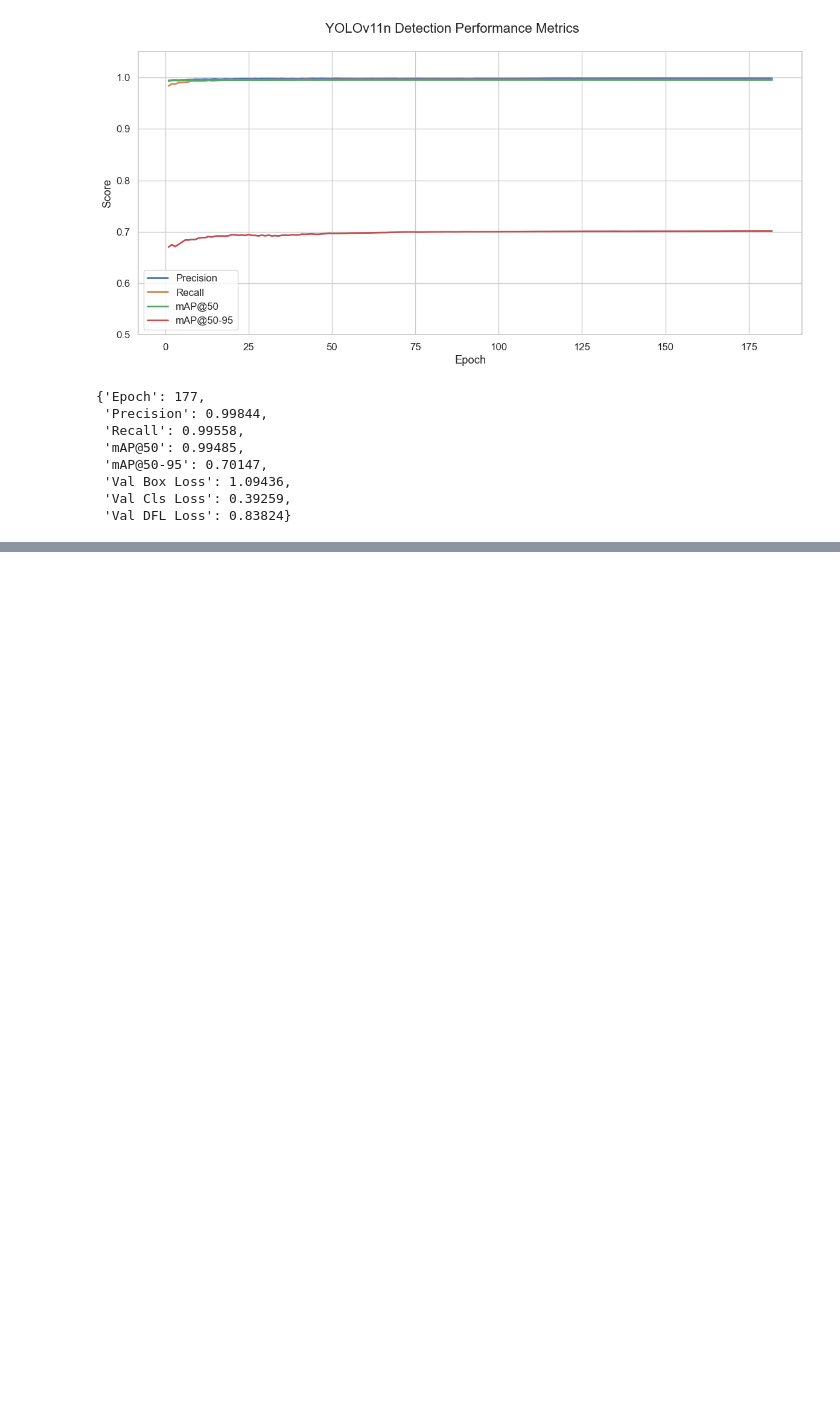
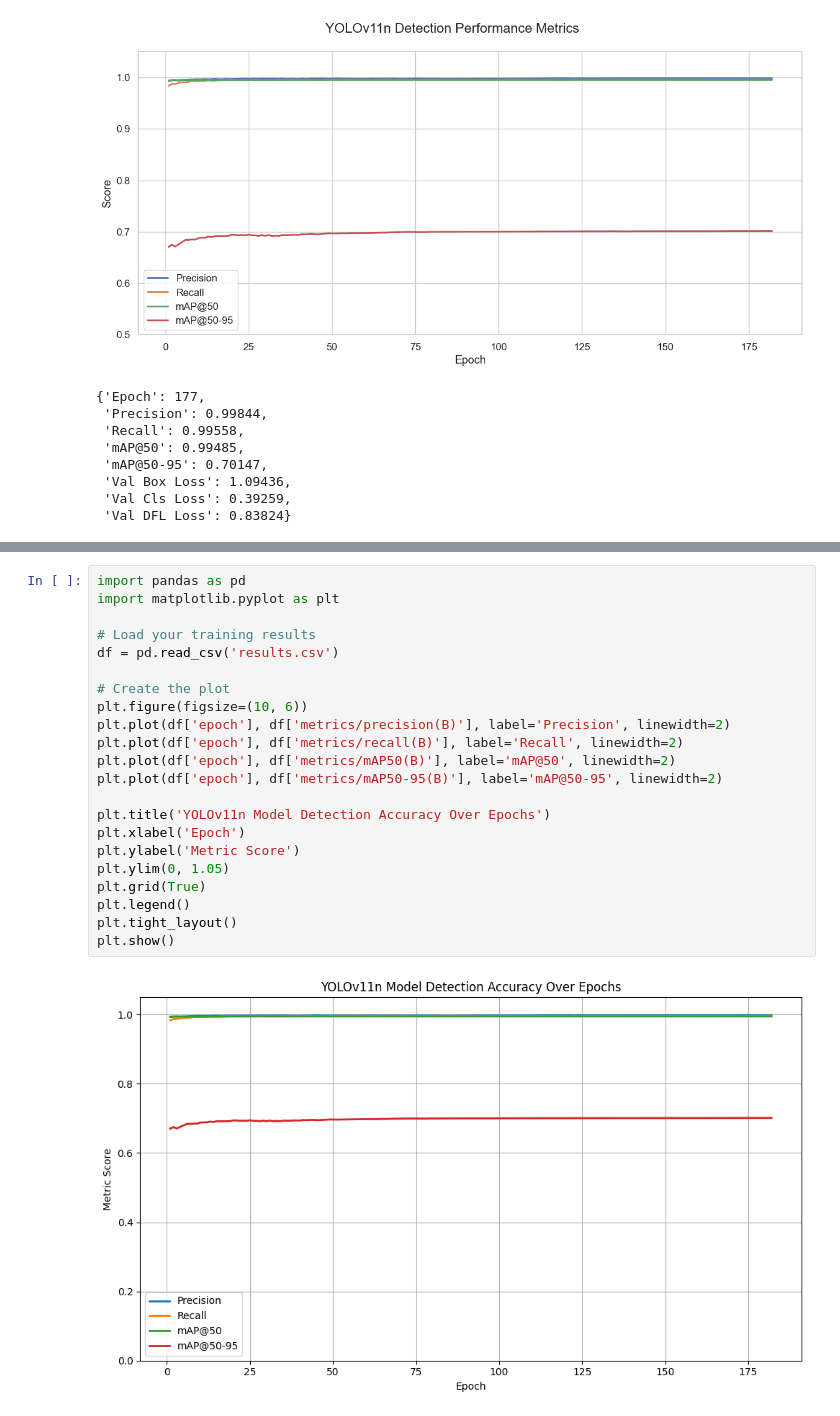
Before and after one commit to Baboyeatami/Rebars_HPXS_Project, a Jupyter notebook: Rebar Metrix.ipynb, the cells around one changed output, grey strips where cells are left out. Saved outputs shown, nothing was run; the diff lists cells and outputs as text; blank space fills up the shorter version.

```diff
--- a/Rebar Metrix.ipynb
+++ b/Rebar Metrix.ipynb
@@ -381,0 +332,24 @@ root.mainloop()
+# %%
+import pandas as pd
+import matplotlib.pyplot as plt
+
+# Load your training results
+df = pd.read_csv('results.csv')
+
+# Create the plot
+plt.figure(figsize=(10, 6))
+plt.plot(df['epoch'], df['metrics/precision(B)'], label='Precision', linewidth=2)
+plt.plot(df['epoch'], df['metrics/recall(B)'], label='Recall', linewidth=2)
+plt.plot(df['epoch'], df['metrics/mAP50(B)'], label='mAP@50', linewidth=2)
+plt.plot(df['epoch'], df['metrics/mAP50-95(B)'], label='mAP@50-95', linewidth=2)
+
+plt.title('YOLOv11n Model Detection Accuracy Over Epochs')
+plt.xlabel('Epoch')
+plt.ylabel('Metric Score')
+plt.ylim(0, 1.05)
+plt.grid(True)
+plt.legend()
+plt.tight_layout()
+plt.show()
+# %% [output]
+[figure, added]
```
Also changed, not shown: parts of 1 cell of this notebook.
